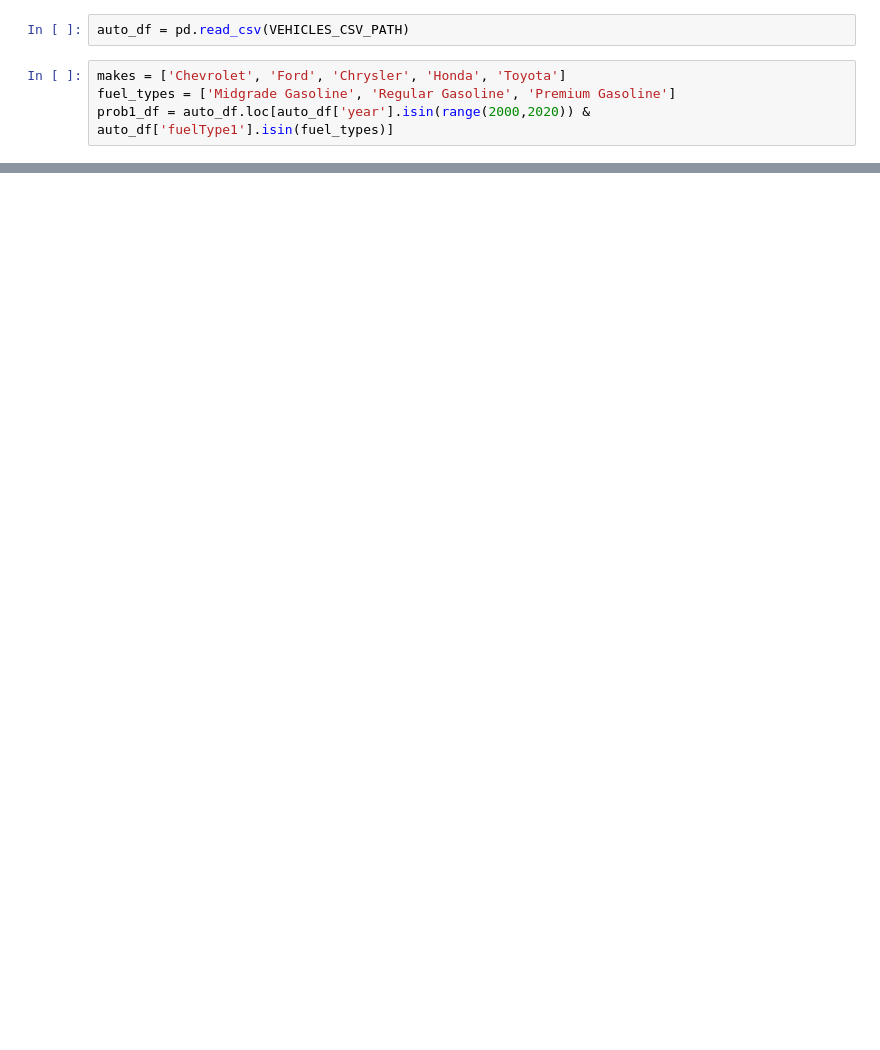
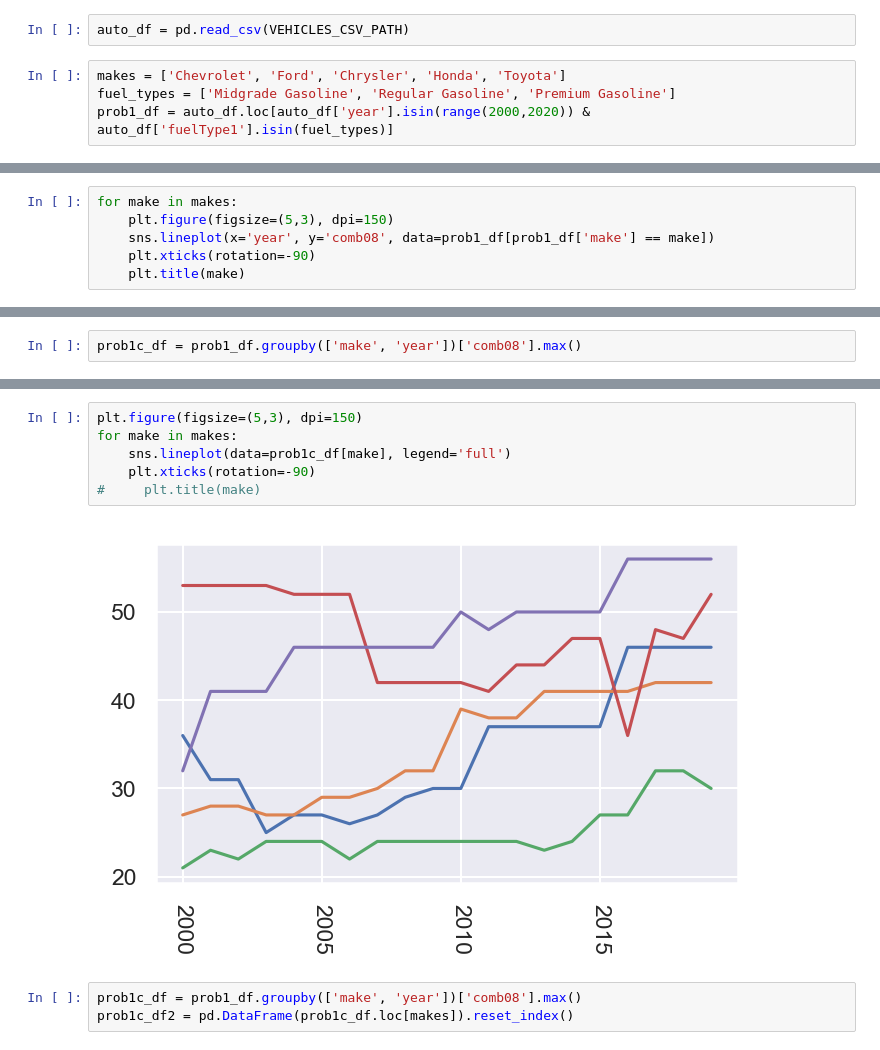
Before and after one commit to mnvsngv/cs696-bigdata, a Jupyter notebook: Assignment 2/Assignment 2.ipynb, the cells around one changed output, grey strips where cells are left out. Saved outputs shown, nothing was run; the diff lists cells and outputs as text; blank space fills up the shorter version.

```diff
--- a/Assignment 2/Assignment 2.ipynb
+++ b/Assignment 2/Assignment 2.ipynb
@@ -27,0 +28,6 @@ for make in makes:
+# %%
+for make in makes:
+    plt.figure(figsize=(5,3), dpi=150)
+    sns.lineplot(x='year', y='comb08', data=prob1_df[prob1_df['make'] == make])
+    plt.xticks(rotation=-90)
+    plt.title(make)
@@ -27,0 +55,2 @@ for make in makes:
+# %%
+prob1c_df = prob1_df.groupby(['make', 'year'])['comb08'].max()
@@ -27,0 +81,11 @@ for make in makes:
+# %%
+plt.figure(figsize=(5,3), dpi=150)
+for make in makes:
+    sns.lineplot(data=prob1c_df[make], legend='full')
+    plt.xticks(rotation=-90)
+#     plt.title(make)
+# %% [output]
+[figure, added]
+# %%
+prob1c_df = prob1_df.groupby(['make', 'year'])['comb08'].max()
+prob1c_df2 = pd.DataFrame(prob1c_df.loc[makes]).reset_index()
```
Also changed, not shown: parts of 7 cells of this notebook.
